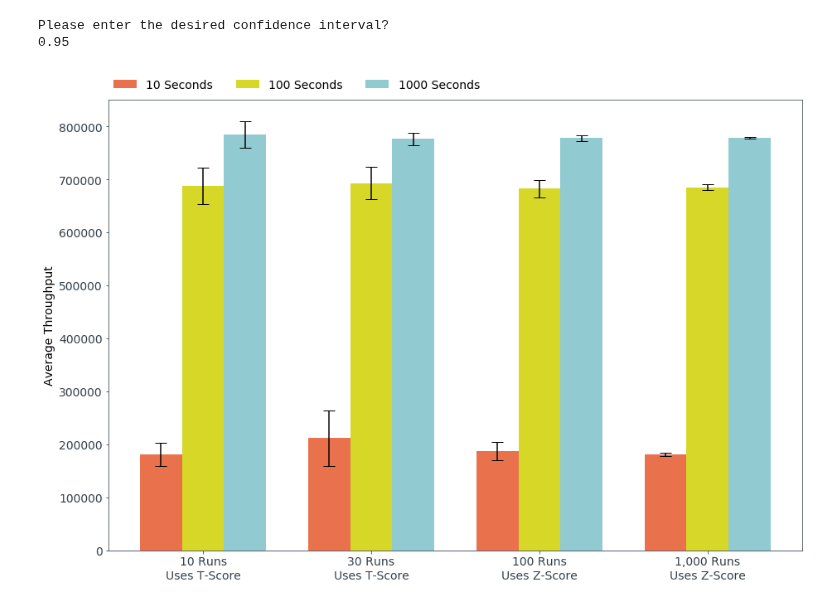
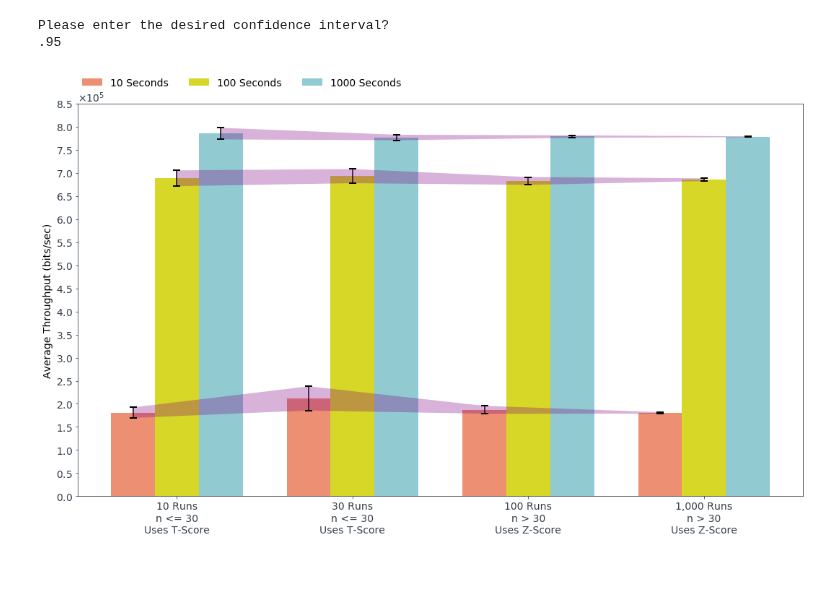
Before and after one commit to royruiz-dev/DataAutomation_SimComNets, a Jupyter notebook: SiMCN-Ex06/SimComNet_Ex6_Results_Analysis_Avg_Throughput_CIs.ipynb, the cells around one changed output. Drawn from its saved outputs; the diff is of its cells as text; code cells hidden in the pictures; blank space fills up the shorter version.

```diff
--- a/SiMCN-Ex06/SimComNet_Ex6_Results_Analysis_Avg_Throughput_CIs.ipynb
+++ b/SiMCN-Ex06/SimComNet_Ex6_Results_Analysis_Avg_Throughput_CIs.ipynb
@@ -79,9 +79,9 @@ class Result_Analysis():
         for inner_array in arrays.values():
             length = len(inner_array)
 
-        upper_t = list((x-y for x,y in zip(sample_mean,
+        upper_t = list((x+y for x,y in zip(sample_mean,
                                            (a*b/math.sqrt(length) for a,b in zip(t_scores, sample_stdev)))))
-        lower_t = list((x+y for x,y in zip(sample_mean,
+        lower_t = list((x-y for x,y in zip(sample_mean,
                                            (a*b/math.sqrt(length) for a,b in zip(t_scores, sample_stdev)))))
 
         return lower_t, upper_t
@@ -103,11 +103,11 @@ run = True
 while run:
     try:
         confidence_interval = float(input("Please enter the desired confidence interval?\n"))
-        if 0 >= confidence_interval > 1:
+        if confidence_interval >= 1 or 0 >= confidence_interval:
             raise Exception
 
     except:
-        print("Please enter a valid number!")
+        print("Please enter a valid number from [0, 1)!")
 
     else:
         mean_dict = {}
@@ -140,51 +140,72 @@ while run:
         bars_1000s = [mean_dict[1][2], mean_dict[2][2], mean_dict[3][2], mean_dict[4][2]]
 
         # Choose the height of the confidence interval (error bars)
-        yer_10s = [t_dict[1][0][1] - t_dict[1][0][0], t_dict[2][0][1] - t_dict[2][0][0],
-                   z_dict[3][0][1] - z_dict[3][0][0], z_dict[4][0][1] - z_dict[4][0][0]]
-        yer_100s = [t_dict[1][1][1] - t_dict[1][1][0], t_dict[2][1][1] - t_dict[2][1][0],
-                   z_dict[3][1][1] - z_dict[3][1][0], z_dict[4][1][1] - z_dict[4][1][0]]
-        yer_1000s = [t_dict[1][2][1] - t_dict[1][2][0], t_dict[2][2][1] - t_dict[2][2][0],
-                   z_dict[3][2][1] - z_dict[3][2][0], z_dict[4][2][1] - z_dict[4][2][0]]
+        yer_10s = [(t_dict[1][0][1] - t_dict[1][0][0])/2, (t_dict[2][0][1] - t_dict[2][0][0])/2,
+                   (z_dict[3][0][1] - z_dict[3][0][0])/2, (z_dict[4][0][1] - z_dict[4][0][0])/2]
+        yer_100s = [(t_dict[1][1][1] - t_dict[1][1][0])/2, (t_dict[2][1][1] - t_dict[2][1][0])/2,
+                   (z_dict[3][1][1] - z_dict[3][1][0])/2, (z_dict[4][1][1] - z_dict[4][1][0])/2]
+        yer_1000s = [(t_dict[1][2][1] - t_dict[1][2][0])/2, (t_dict[2][2][1] - t_dict[2][2][0])/2,
+                   (z_dict[3][2][1] - z_dict[3][2][0])/2, (z_dict[4][2][1] - z_dict[4][2][0])/2]
+
+        yer_10s_l = [t_dict[1][0][0], t_dict[2][0][0], z_dict[3][0][0], z_dict[4][0][0]]
+        yer_10s_u = [t_dict[1][0][1], t_dict[2][0][1], z_dict[3][0][1], z_dict[4][0][1]]
+
+        yer_100s_l = [t_dict[1][1][0], t_dict[2][1][0], z_dict[3][1][0], z_dict[4][1][0]]
+        yer_100s_u = [t_dict[1][1][1], t_dict[2][1][1], z_dict[3][1][1], z_dict[4][1][1]]
+
+        yer_1000s_l = [t_dict[1][2][0], t_dict[2][2][0], z_dict[3][2][0], z_dict[4][2][0]]
+        yer_1000s_u = [t_dict[1][2][1], t_dict[2][2][1], z_dict[3][2][1], z_dict[4][2][1]]
 
         # The x position of bars
         r_10s = np.arange(len(bars_10s))
         r_100s = [x + barWidth for x in r_10s]
         r_1000s = [x + barWidth for x in r_100s]
 
-        plt.figure(figsize = (15,10))
+        plt.figure(figsize = (18,10))
 
         plt.rcParams['axes.edgecolor']='#333F4B'
         plt.rcParams['axes.linewidth']=0.8
         plt.rcParams['xtick.color']='#333F4B'
         plt.rcParams['ytick.color']='#333F4B'
         plt.rcParams.update({'font.size': 14})
 
+
         # Create 10s bars
-        plt.bar(r_10s, bars_10s, width = barWidth, color = '#e9724d', yerr=yer_10s, capsize=7, label='10 Seconds')
-        #plt.errorbar(x1, y1, yerr=yerr1, capsize=2, capthick=1, label='CG')
+        plt.bar(r_10s, bars_10s, width = barWidth, color = '#ed8f72', label='10 Seconds')
+        plt.errorbar(r_10s, bars_10s, yerr=yer_10s, color = 'black', capthick=2, capsize=5, fmt=' ')
+        plt.fill_between(r_10s, yer_10s_l, yer_10s_u, facecolor='Purple', alpha=0.3, zorder=2)
+
         # Create 100s bars
-        plt.bar(r_100s, bars_100s, width = barWidth, color = '#d6d727', yerr=yer_100s, capsize=7, label='100 Seconds')
+        plt.bar(r_100s, bars_100s, width = barWidth, color = '#d6d727', label='100 Seconds')
+        plt.errorbar(r_100s, bars_100s, yerr=yer_100s, color = 'black', capthick=2, capsize=5, fmt=' ')
+        plt.fill_between(r_100s, yer_100s_l, yer_100s_u, facecolor='Purple', alpha=0.3, zorder=2)
 
         # Create 1000s bars
-        plt.bar(r_1000s, bars_1000s, width = barWidth, color = '#92cad1', yerr=yer_1000s, capsize=7, label='1000 Seconds')
+        plt.bar(r_1000s, bars_1000s, width = barWidth, color = '#92cad1', label='1000 Seconds')
+        plt.errorbar(r_1000s, bars_1000s, yerr=yer_1000s, color = 'black', capthick=2, capsize=5, fmt=' ')
+        plt.fill_between(r_1000s, yer_1000s_l, yer_1000s_u, facecolor='Purple', alpha=0.3, zorder=2)
 
         # general layout
-        plt.xticks([r + barWidth for r in range(len(bars_10s))], ['10 Runs\nUses T-Score', '30 Runs\nUses T-Score',
-                                                                  '100 Runs\nUses Z-Score', '1,000 Runs\nUses Z-Score'])
-        plt.ylabel('Average Throughput')
-        plt.legend(loc='lower left', bbox_to_anchor= (0.0, 1.01), ncol=3,
+        plt.xticks([r + barWidth for r in range(len(bars_10s))], ['10 Runs\nn <= 30\nUses T-Score',
+                                                                  '30 Runs\nn <= 30\nUses T-Score',
+                                                                  '100 Runs\nn > 30\nUses Z-Score',
+                                                                  '1,000 Runs\nn > 30\nUses Z-Score'])
+        plt.yticks(np.arange(0, 900000, 50000))
+        plt.ticklabel_format(axis='y', style='sci', scilimits=(5,5), useMathText=True)
+
+        plt.ylabel('Average Throughput (bits/sec)')
+        plt.legend(loc='lower left', bbox_to_anchor= (0.0, 1.03), ncol=3,
             borderaxespad=0, frameon=False)
 
         # Show graphic
         plt.show()
 
         #print(f'\n\n\nCI based on T-score: \n{t_dict}')
         #print(f'\n\n\nCI based on Z-score: \n{z_dict}')
         #print(f'\n\n\nMean:{mean_dict}')
 
         run = False
 # %% [output]
 Please enter the desired confidence interval?
-0.95
+.95
-[figure, old version]
+[figure, new version]
```
